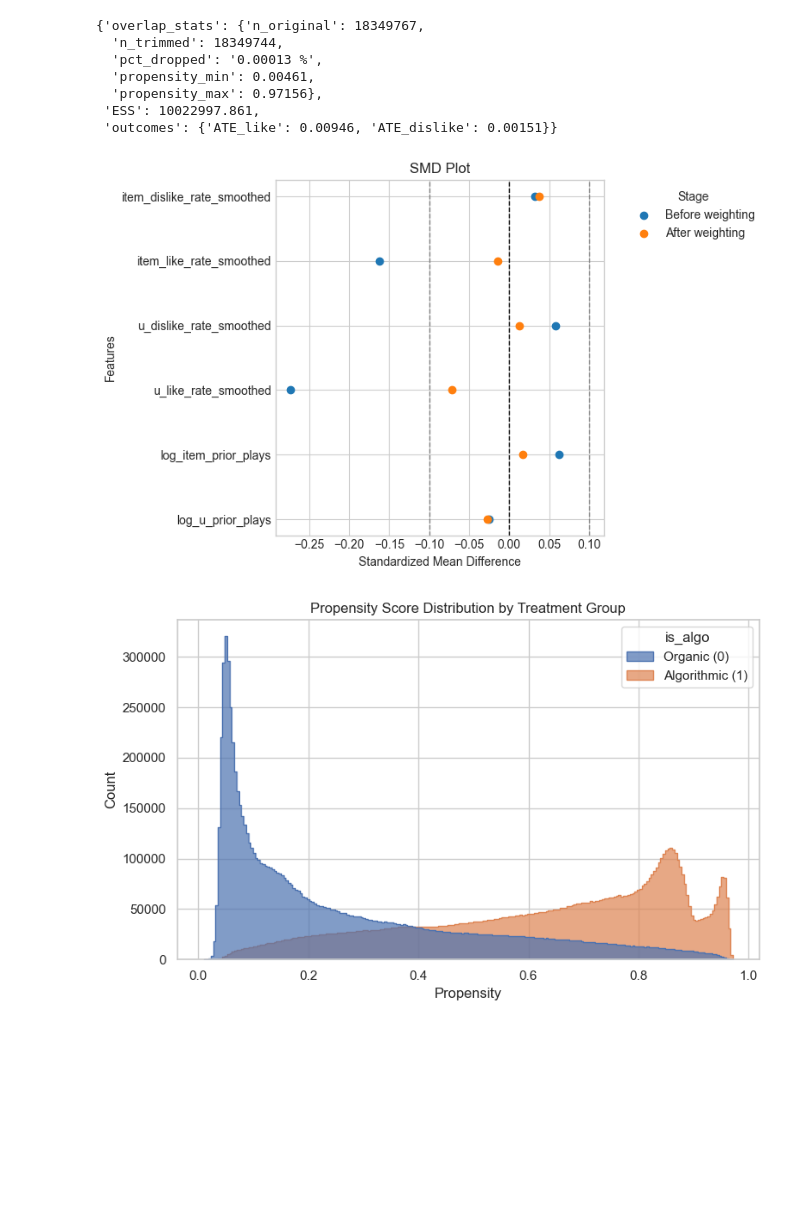
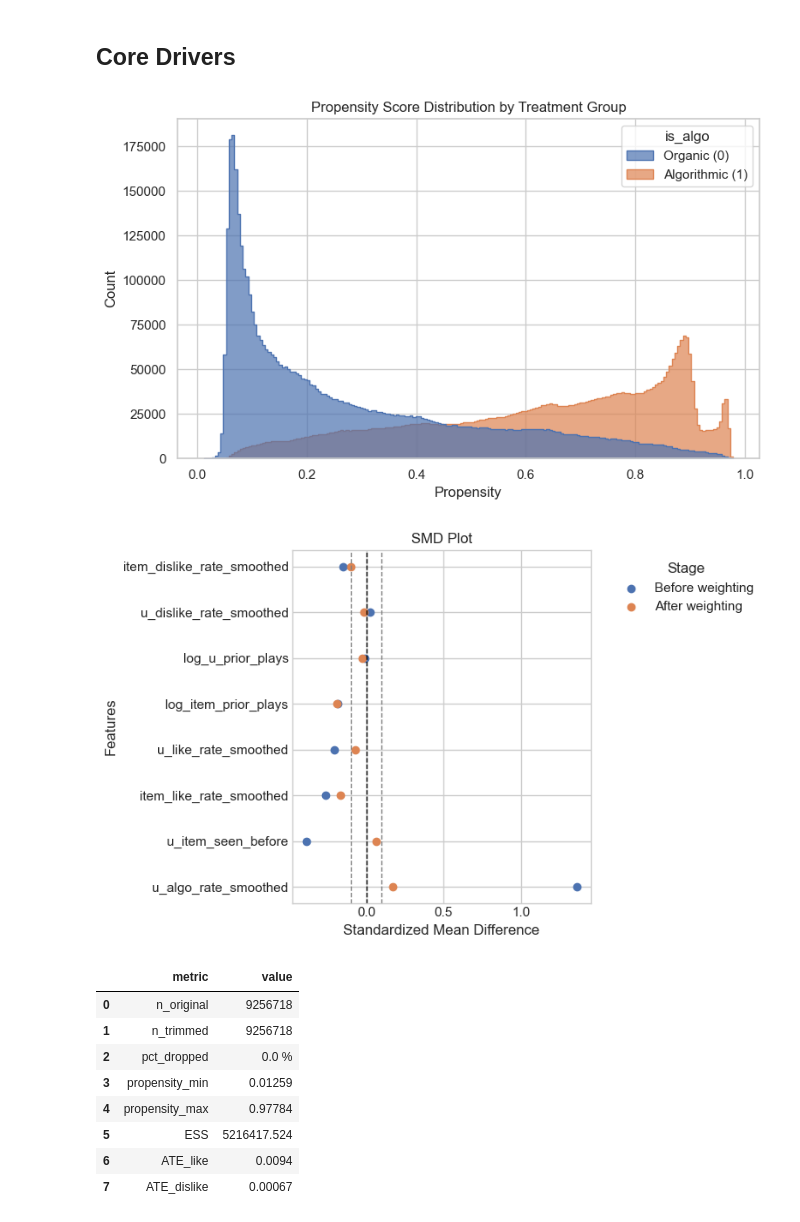
Before and after one commit to kirillous/YAMBDA-analysis-pt2, a Jupyter notebook: notebooks/segment_est.ipynb, the cells around one changed output. Drawn from its saved outputs; the diff is of its cells as text; code cells hidden in the pictures; blank space fills up the shorter version.

Commit message:
Analyzed 5 core segments with plots and metrics

```diff
--- a/notebooks/segment_est.ipynb
+++ b/notebooks/segment_est.ipynb
@@ -17,0 +54,2 @@ propensity_path = PROPENSITY_PATH
+# %% [markdown]
+## **Core Drivers**
@@ -18,42 +79,25 @@ propensity_path = PROPENSITY_PATH
 # %%
-# stats
-
-estimator = SegmentEstimator(propensity_path)
-
-segment = [
-    "log_u_prior_plays >= 3 AND log_u_prior_plays < 4",
-    "log_item_prior_plays > 1 AND log_item_prior_plays <= 3",
-    "u_like_rate_smoothed <= 0.1"
-]
-
-result = estimator.run_segment(segment)
-
+# segment 1
+segment_1_df = estimator.load_segment(segment_1,distribution_cols)
+estimator.propensity_distribution_plot(segment_1_df)
+del segment_1_df
+segment_1_df = estimator.load_segment(segment_1,smd_cols)
+estimator.smd_plot(segment_1_df, smd_plot_cols)
+del segment_1_df
+segment_1_df = estimator.load_segment(segment_1,run_segment_cols)
+result = estimator.run_segment(segment_1_df)
+del segment_1_df
+gc.collect()
 result
 # %% [output]
-{'overlap_stats': {'n_original': 18349767,
-  'n_trimmed': 18349744,
-  'pct_dropped': '0.00013 %',
-  'propensity_min': 0.00461,
-  'propensity_max': 0.97156},
- 'ESS': 10022997.861,
- 'outcomes': {'ATE_like': 0.00946, 'ATE_dislike': 0.00151}}
+[figure, added]
+[figure, added]
+|  | metric | value |
+| 0 | n_original | 9256718 |
+| 1 | n_trimmed | 9256718 |
+| 2 | pct_dropped | 0.0 % |
+| 3 | propensity_min | 0.01259 |
+| 4 | propensity_max | 0.97784 |
+| 5 | ESS | 5216417.524 |
+| 6 | ATE_like | 0.0094 |
+| 7 | ATE_dislike | 0.00067 |
-# %%
-# smd plot
-
-cols = [
-    "log_u_prior_plays",
-    "log_item_prior_plays",
-    "u_like_rate_smoothed",
-    "u_dislike_rate_smoothed",
-    "item_like_rate_smoothed",
-    "item_dislike_rate_smoothed"
-]
-
-estimator.smd_plot(segment, cols)
-# %% [output]
-[figure, removed]
-# %%
-# distribution plot
-estimator.propensity_distribution_plot(segment)
-# %% [output]
-[figure, removed]
```
Also changed, not shown: parts of 12 cells of this notebook, 1 other file.
